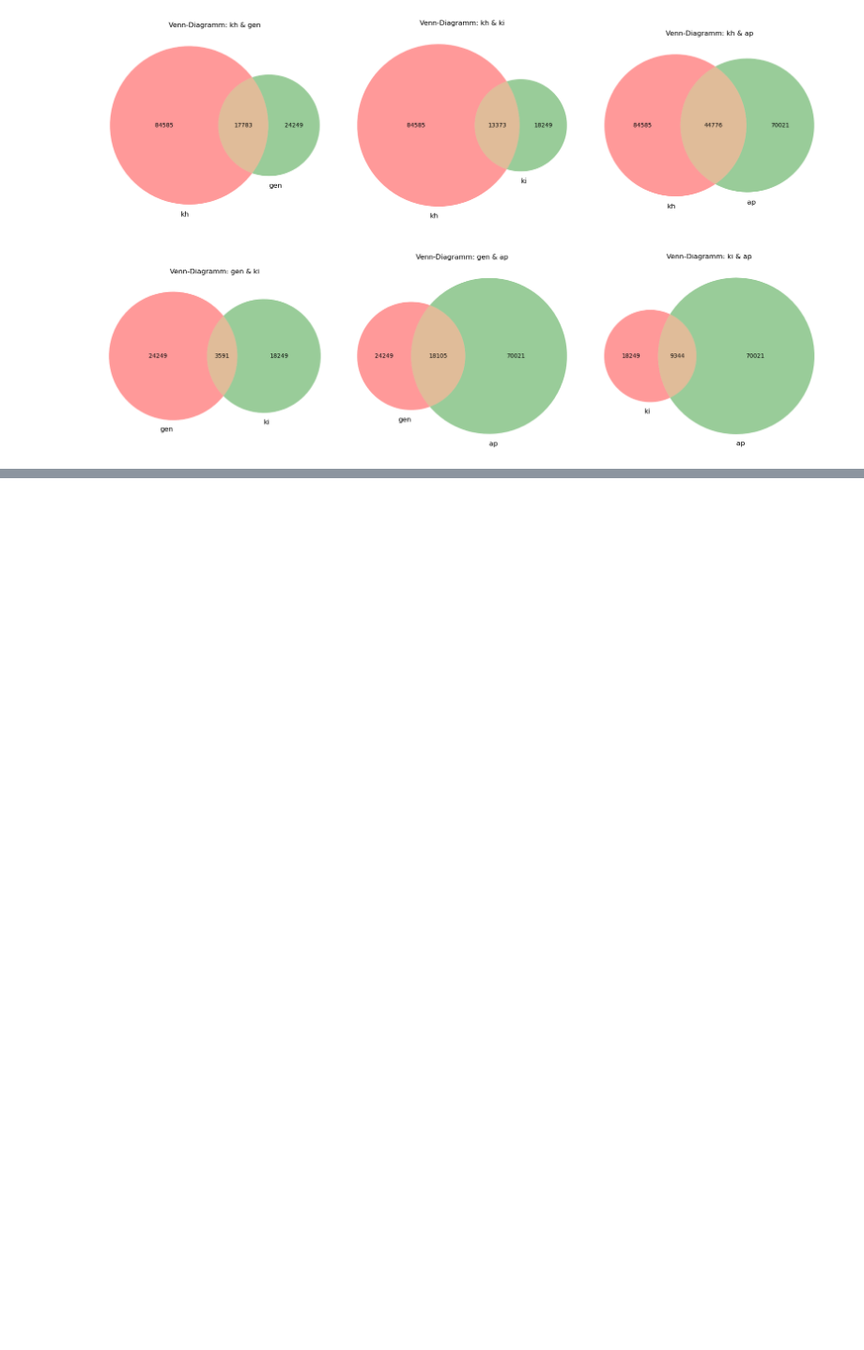
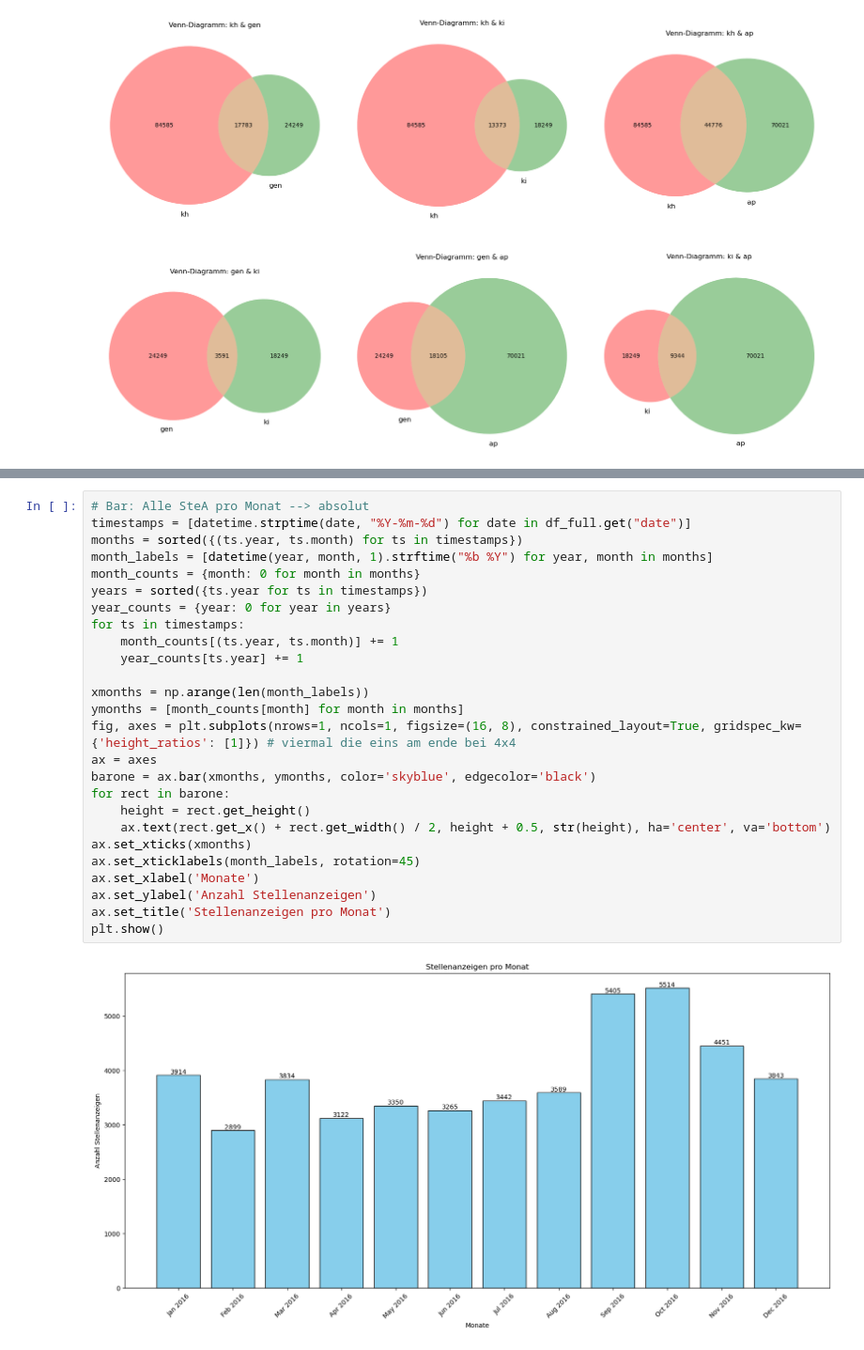
Before and after one commit to jabr-he/stea, a Jupyter notebook: run_prod_new.ipynb, the cells around one changed output, grey strips where cells are left out. Shown at 94% size. Saved outputs shown, nothing was run; the diff lists cells and outputs as text; blank space fills up the shorter version.

```diff
--- a/run_prod_new.ipynb
+++ b/run_prod_new.ipynb
@@ -268,0 +296,28 @@ plt.show()
+# %%
+# Bar: Alle SteA pro Monat --> absolut
+timestamps = [datetime.strptime(date, "%Y-%m-%d") for date in df_full.get("date")]
+months = sorted({(ts.year, ts.month) for ts in timestamps})
+month_labels = [datetime(year, month, 1).strftime("%b %Y") for year, month in months]
+month_counts = {month: 0 for month in months}
+years = sorted({ts.year for ts in timestamps})
+year_counts = {year: 0 for year in years}
+for ts in timestamps:
+    month_counts[(ts.year, ts.month)] += 1
+    year_counts[ts.year] += 1
+
+xmonths = np.arange(len(month_labels))
+ymonths = [month_counts[month] for month in months]
+fig, axes = plt.subplots(nrows=1, ncols=1, figsize=(16, 8), constrained_layout=True, gridspec_kw={'height_ratios': [1]}) # viermal die eins am ende bei 4x4
+ax = axes
+barone = ax.bar(xmonths, ymonths, color='skyblue', edgecolor='black')
+for rect in barone:
+    height = rect.get_height()
+    ax.text(rect.get_x() + rect.get_width() / 2, height + 0.5, str(height), ha='center', va='bottom')
+ax.set_xticks(xmonths)
+ax.set_xticklabels(month_labels, rotation=45)
+ax.set_xlabel('Monate')
+ax.set_ylabel('Anzahl Stellenanzeigen')
+ax.set_title('Stellenanzeigen pro Monat')
+plt.show()
+# %% [output]
+[figure, added]
```
Also changed, not shown: parts of 6 cells of this notebook.
